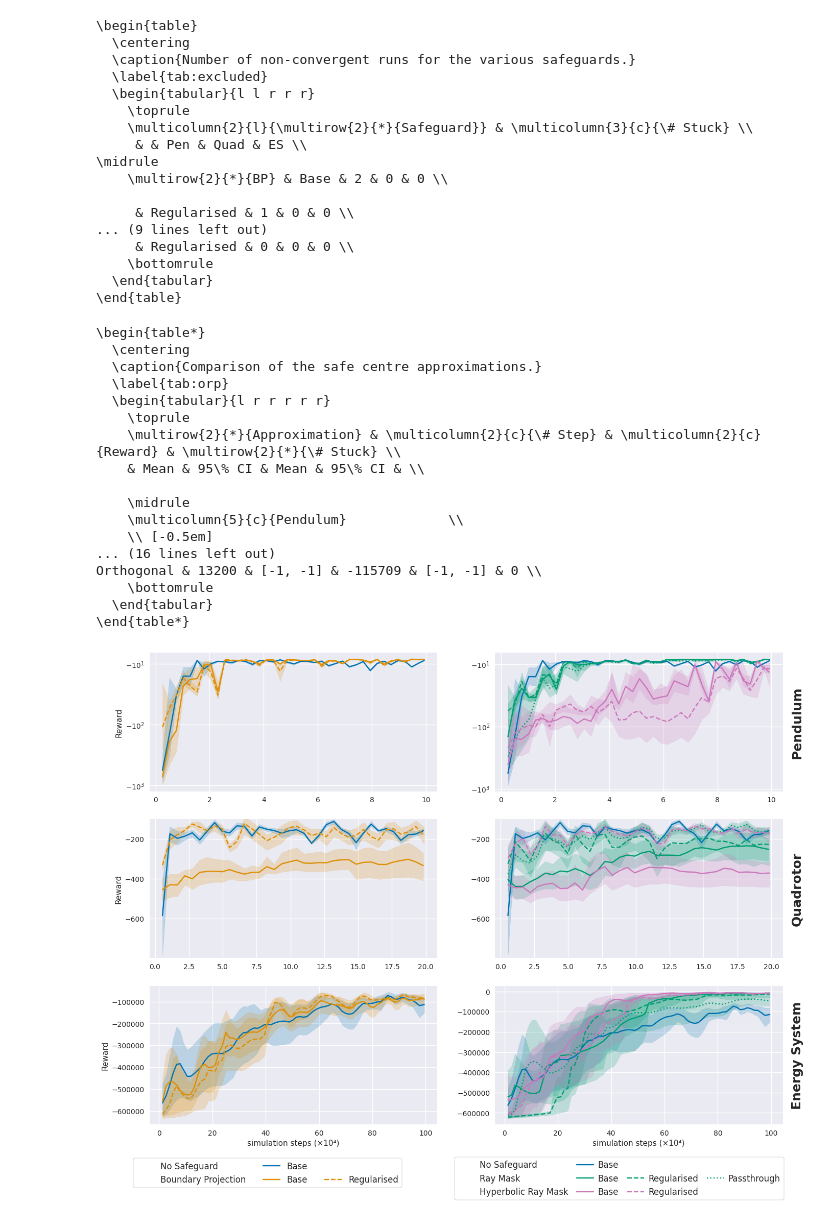
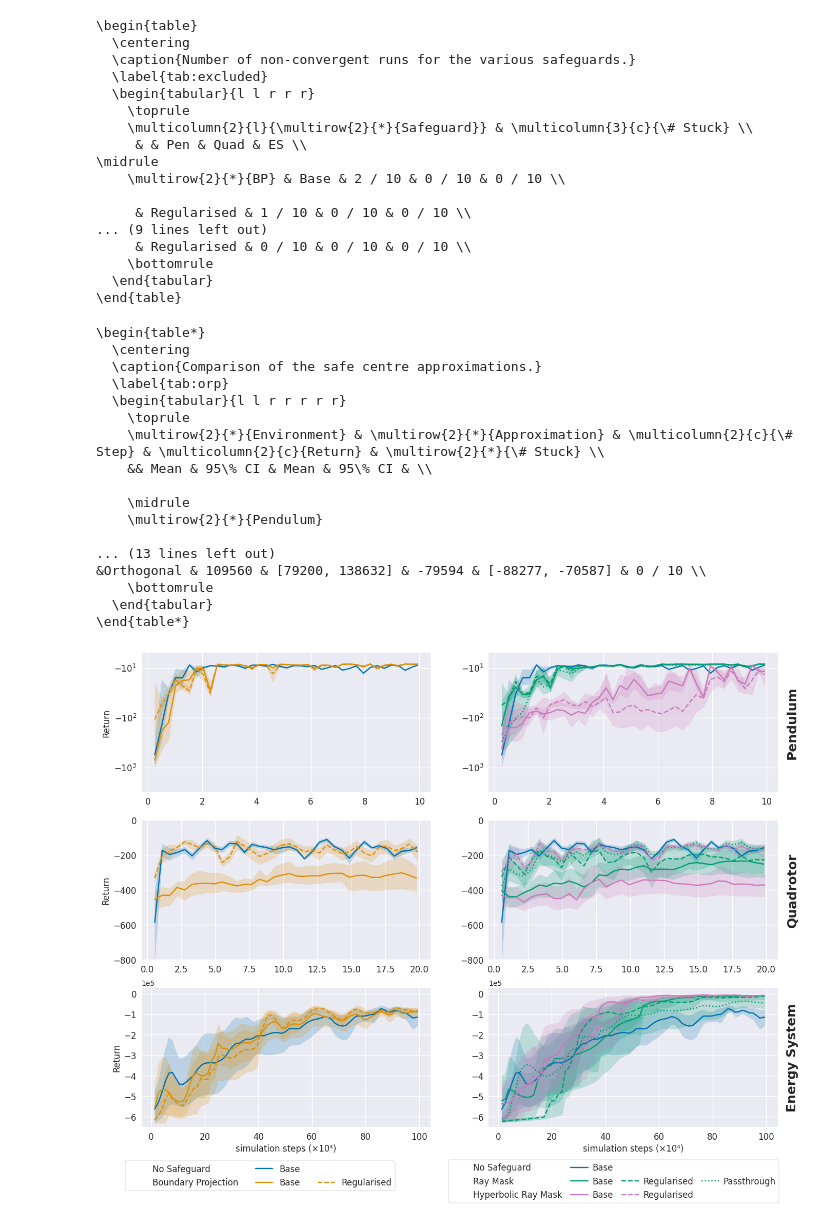
Before and after one commit to TimWalter/SafeGBPO, a Jupyter notebook: presentation/figures.ipynb, the cells around one changed output. Cells and saved outputs as stored; diff of their text form; code cells hidden in the pictures.

```diff
--- a/presentation/figures.ipynb
+++ b/presentation/figures.ipynb
@@ -287,24 +376,23 @@ print(r"""
   \centering
   \caption{Comparison of learning algorithms in safeguarded training.}
   \label{tab:safe}
-  \begin{tabular}{l r r r r r r}
+  \begin{tabular}{l l r r r r r r}
     \toprule
-    \multirow{2}{*}{Safeguard} & \multirow{2}{*}{Algorithm} & \multicolumn{2}{c}{\# Step} & \multicolumn{2}{c}{Reward} & \multirow{2}{*}{\# Stuck} \\
-    & & Mean & 95\% CI & Mean & 95\% CI & \\""")
+    \multirow{2}{*}{Environment} &\multirow{2}{*}{Safeguard} & \multirow{2}{*}{Algorithm} & \multicolumn{2}{c}{\# Step} & \multicolumn{2}{c}{Return} & \multirow{2}{*}{\# Stuck} \\
+    & & & Mean & 95\% CI & Mean & 95\% CI & \\""")
 
 for env in results.keys():
     print(rf"""
     \midrule
     \midrule
-    \multicolumn{{6}}{{c}}{{{env}}}             \\
-    \\ [-0.5em]
+    \multirow{{6}}{{*}}{{{env}}}
     """)
     for short_safeguard in ["BP", "RM"]:
         if short_safeguard == "BP":
             safeguard = "Boundary Projection Base"
         else:
             safeguard = "Ray Mask Base"
-            print(rf"""\midrule""")
+            print(rf"""\cmidrule{{2-8}}""")
         for algo in algorithms:
             res = results[env][algo][safeguard]
             try:
@@ -317,7 +405,7 @@ for env in results.keys():
                 nr_stuck = len(stuck_runs[env][algo][safeguard])
             except TypeError:
                 pass
-            print(rf"""{rf'\multirow{{3}}{{*}}{{{short_safeguard}}}' if algo =="SHAC" else ""} & {algo} & {mean_steps} & [{low_steps}, {high_steps}] & {mean_reward} & [{low_reward}, {high_reward}] & {nr_stuck} \\""")
+            print(rf"""& {rf'\multirow{{3}}{{*}}{{{short_safeguard}}}' if algo =="SHAC" else ""} & {algo} & {mean_steps} & [{low_steps}, {high_steps}] & {mean_reward} & [{low_reward}, {high_reward}] & {nr_stuck} / 10\\""")
 print(r"""    \bottomrule
   \end{tabular}
 \end{table*}""")
@@ -358,7 +446,7 @@ for safeguard in safeguard_translation.keys():
     nr_stuck_quad = len(stuck_runs["Quadrotor"]["SHAC"][safeguard])
     nr_stuck_es = len(stuck_runs["Energy System"]["SHAC"][safeguard])
     print(rf"""{r'\midrule' if mod == "Base" else ''}
-    {rf'\multirow{{{2 if base == "BP" or base == "HRM" else 3}}}{{*}}{{{base}}}' if mod =="Base" else ''} & {mod} & {nr_stuck_pen} & {nr_stuck_quad} & {nr_stuck_es} \\""")
+    {rf'\multirow{{{2 if base == "BP" or base == "HRM" else 3}}}{{*}}{{{base}}}' if mod =="Base" else ''} & {mod} & {nr_stuck_pen} / 10 & {nr_stuck_quad} / 10 & {nr_stuck_es} / 10 \\""")
 print(r"""    \bottomrule
   \end{tabular}
 \end{table}""")
@@ -372,11 +460,11 @@ print(r"""    \bottomrule
     \multicolumn{2}{l}{\multirow{2}{*}{Safeguard}} & \multicolumn{3}{c}{\# Stuck} \\
      & & Pen & Quad & ES \\
 \midrule
-    \multirow{2}{*}{BP} & Base & 2 & 0 & 0 \\
+    \multirow{2}{*}{BP} & Base & 2 / 10 & 0 / 10 & 0 / 10 \\
 
-     & Regularised & 1 & 0 & 0 \\
+     & Regularised & 1 / 10 & 0 / 10 & 0 / 10 \\
 ... (9 lines left out)
-     & Regularised & 0 & 0 & 0 \\
+     & Regularised & 0 / 10 & 0 / 10 & 0 / 10 \\
     \bottomrule
   \end{tabular}
 \end{table}
@@ -387,16 +475,15 @@ print(r"""
   \centering
   \caption{Comparison of the safe centre approximations.}
   \label{tab:orp}
-  \begin{tabular}{l r r r r r}
+  \begin{tabular}{l l r r r r r}
     \toprule
-    \multirow{2}{*}{Approximation} & \multicolumn{2}{c}{\# Step} & \multicolumn{2}{c}{Reward} & \multirow{2}{*}{\# Stuck} \\
-    & Mean & 95\% CI & Mean & 95\% CI & \\""")
+    \multirow{2}{*}{Environment} & \multirow{2}{*}{Approximation} & \multicolumn{2}{c}{\# Step} & \multicolumn{2}{c}{Return} & \multirow{2}{*}{\# Stuck} \\
+    && Mean & 95\% CI & Mean & 95\% CI & \\""")
 
 for env in results.keys():
     print(rf"""
     \midrule
-    \multicolumn{{5}}{{c}}{{{env}}}             \\
-    \\ [-0.5em]
+    \multirow{{2}}{{*}}{{{env}}}
     """)
     for safeguard in ["Ray Mask Base", "Ray Mask Orthogonal"]:
         approximation = "Zonotopic" if safeguard == "Ray Mask Base" else "Orthogonal"
@@ -412,7 +499,7 @@ for env in results.keys():
             nr_stuck = len(stuck_runs[env]["SHAC"][safeguard])
         except TypeError:
             pass
-        print(rf"""{approximation} & {mean_steps} & [{low_steps}, {high_steps}] & {mean_reward} & [{low_reward}, {high_reward}] & {nr_stuck} \\""")
+        print(rf"""&{approximation} & {mean_steps} & [{low_steps}, {high_steps}] & {mean_reward} & [{low_reward}, {high_reward}] & {nr_stuck} / 10 \\""")
 print(r"""    \bottomrule
   \end{tabular}
 \end{table*}""")
@@ -421,16 +508,16 @@ print(r"""    \bottomrule
   \centering
   \caption{Comparison of the safe centre approximations.}
   \label{tab:orp}
-  \begin{tabular}{l r r r r r}
+  \begin{tabular}{l l r r r r r}
     \toprule
-    \multirow{2}{*}{Approximation} & \multicolumn{2}{c}{\# Step} & \multicolumn{2}{c}{Reward} & \multirow{2}{*}{\# Stuck} \\
-    & Mean & 95\% CI & Mean & 95\% CI & \\
+    \multirow{2}{*}{Environment} & \multirow{2}{*}{Approximation} & \multicolumn{2}{c}{\# Step} & \multicolumn{2}{c}{Return} & \multirow{2}{*}{\# Stuck} \\
+    && Mean & 95\% CI & Mean & 95\% CI & \\
 
     \midrule
-    \multicolumn{5}{c}{Pendulum}             \\
-    \\ [-0.5em]
-... (16 lines left out)
-Orthogonal & 13200 & [-1, -1] & -115709 & [-1, -1] & 0 \\
+    \multirow{2}{*}{Pendulum}
+
+... (13 lines left out)
+&Orthogonal & 109560 & [79200, 138632] & -79594 & [-88277, -70587] & 0 / 10 \\
     \bottomrule
   \end{tabular}
 \end{table*}
@@ -466,9 +553,9 @@ for ax, title in zip(axes[:,1], ["Pendulum", "Quadrotor", "Energy System"]):
         rotation='vertical', rotation_mode='anchor',
         transform=ax.transAxes, fontsize=18, fontweight='bold')
 for ax in axes[:,0]:
-    ax.set_ylabel("Reward")
+    ax.set_ylabel("Return", fontsize=12)
 for ax in axes[-1, :]:
-    ax.set_xlabel("simulation steps (×10⁴)")
+    ax.set_xlabel("simulation steps (×10⁴)", fontsize=12)
 for ax in axes[0, :]:
     ax.set_yscale("symlog")
 for ax in axes[1, :]:
@@ -543,34 +630,48 @@ hrm_reg_handle = mlines.Line2D([], [], color=colors["Hyperbolic Ray Mask"], line
 right_handles = [
     placeholder, placeholder, placeholder,
     ns_handle, rm_base_handle, hrm_base_handle,
     placeholder, rm_reg_handle, hrm_reg_handle,
     placeholder, rm_pt_handle, placeholder,
 ]
 right_labels = [
     "No Safeguard", "Ray Mask", "Hyperbolic Ray Mask",
     "Base", "Base", "Base",
     "", "Regularised", "Regularised",
     "", "Passthrough",  "",
 ]
 
 fig.legend(
     handles=right_handles,
     labels=right_labels,
     loc="lower center",
     bbox_to_anchor=(0.7, -0.02),
     fontsize=12,
     ncol=4,
     handletextpad=0.5,
     columnspacing=1.0,
     fancybox=True,
     frameon=True,
     edgecolor="grey",
     facecolor="white",
 )
+for ax in axes[0, :]:
+    ax.set_yscale("symlog")
+    ax.set_yticks([-1e3, -1e2, -1e1, -1e0])
+    ax.set_ylim([-3162, -5e0])
+    ax.tick_params(axis='both', which='major', labelsize=12)
+for ax in axes[1, :]:
+    ax.set_yticks([ -800, -600, -400, -200, 0])
+    ax.set_ylim([-800, 0])
+    ax.tick_params(axis='both', which='major', labelsize=12)
+for ax in axes[2, :]:
+    ax.set_yticks([-6e5, -5e5, -4e5, -3e5, -2e5, -1e5, 0])
+    ax.set_ylim([-650000, 30000])
+    ax.ticklabel_format(style='sci', axis='y', scilimits=(0,0))
+    ax.tick_params(axis='both', which='major', labelsize=12)
 
 plt.show()
 # %% [output]
-[figure, old version]
+[figure, new version]
 # %%
 # Figure 6
 plt.style.use("seaborn-v0_8")
```
Also changed, not shown: parts of 9 cells of this notebook.
